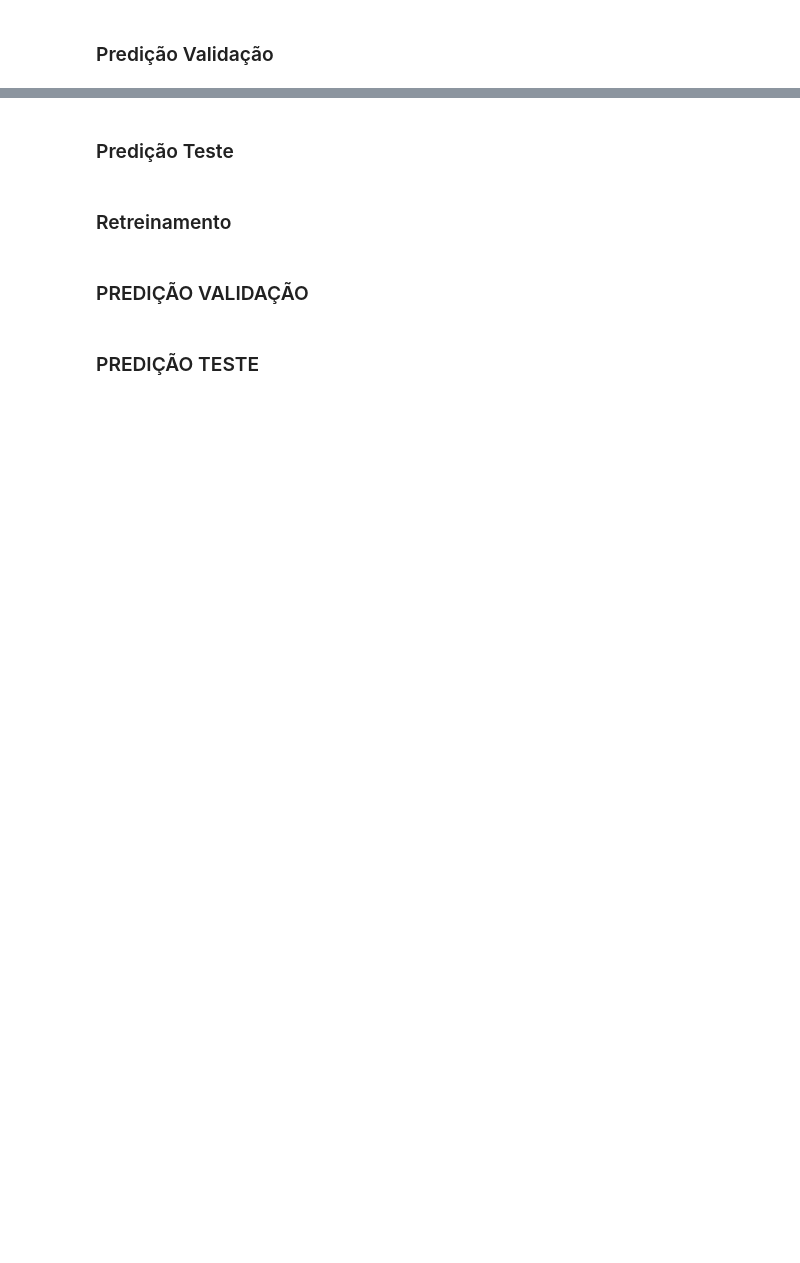
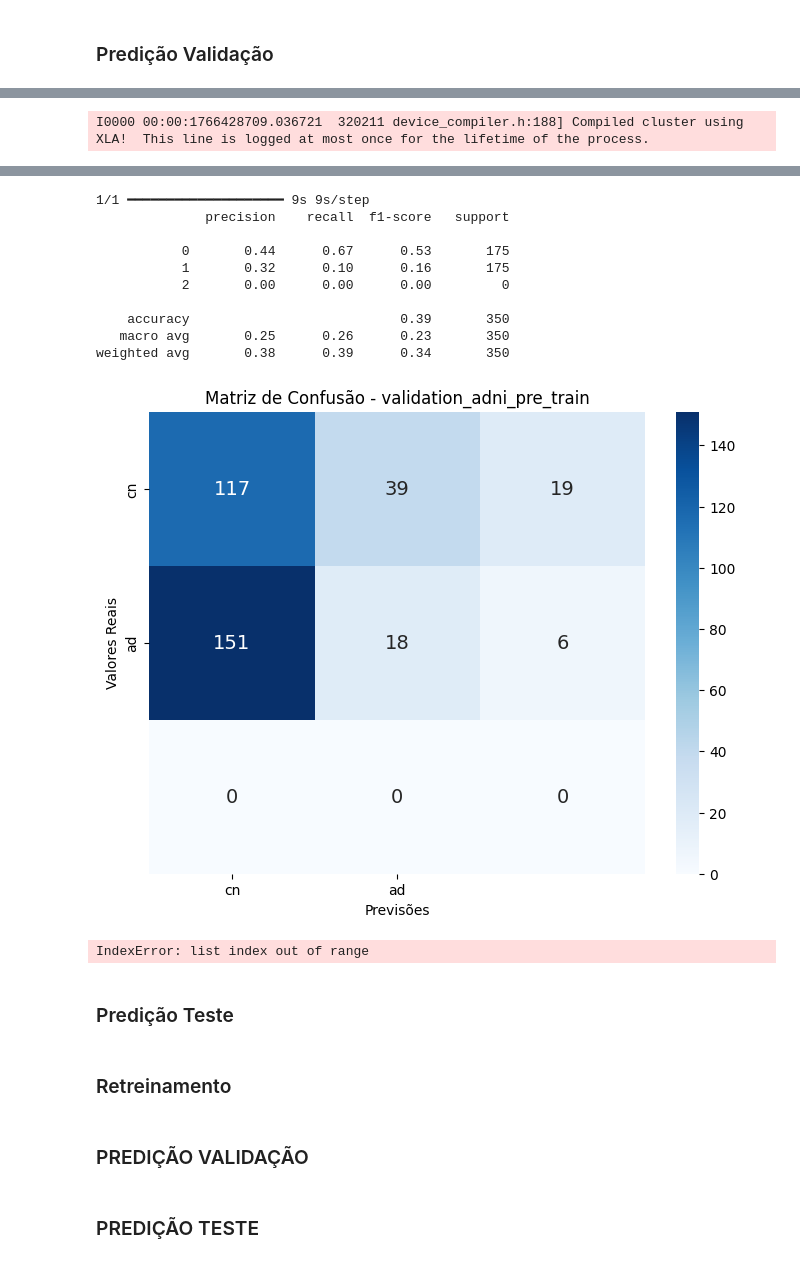
Before and after one commit to brunopmont/Alzheimer-CNN-Detection, a Jupyter notebook: cnn/load_model_and_retrain.ipynb, the cells around one changed output, grey strips where cells are left out. Drawn from its saved outputs; the diff is of its cells as text; code cells hidden in the pictures; blank space fills up the shorter version.

```diff
--- a/cnn/load_model_and_retrain.ipynb
+++ b/cnn/load_model_and_retrain.ipynb
@@ -117,8 +147,8 @@ os.makedirs(results_dir_base, exist_ok=True)
 transformations = ['noise']
 
 # Nome das classes
-adni_class_names = ['cn', 'mci', 'ad']
-oasis_class_names = ['0.0', '0.5', '1.0']
+adni_class_names = ['cn', 'ad']
+oasis_class_names = ['0.0', '1.0']
 
 n_adni_classes = len(adni_class_names)
 n_oasis_classes = len(oasis_class_names)
@@ -139,15 +185,15 @@ base_model = load_model(pretrained_model_path)
 # %%
 train_images_fine_tunning, train_labels_fine_tunning, train_paths_fine_tunning, class_labels_fine_tunning = proc_dados.load_nifti_data_balanced_full_augment(
     fine_tunning_train_dir,
-    adni_class_names,
-    augment=True
+    fine_tunning_class_names,
+    augment_originals=True
 )
 
 print(f"N treino: {len(train_images_fine_tunning)}")
 
 val_images_fine_tunning, val_labels_fine_tunning, val_paths_fine_tunning, _ = proc_dados.load_nifti_data_balanced_full_augment(
     fine_tunning_val_dir,
-    adni_class_names,
+    fine_tunning_class_names,
     augment_originals=False
 )
 
@@ -179,8 +245,9 @@ os.makedirs(f"{results_dir}/pretrained", exist_ok=True)
 met_vil.get_classification_report(val_true_labels_post_train, val_pred_labels_post_train, f"{results_dir}/pretrained", 'validation_adni_pre_train')
 
 # Obter matriz de confusão
-met_vil.plot_confusion_matrix(val_true_labels_post_train, val_pred_labels_post_train, f"{results_dir}/pretrained", 'validation_adni_pre_train', oasis_class_names)
+met_vil.plot_confusion_matrix(val_true_labels_post_train, val_pred_labels_post_train, f"{results_dir}/pretrained", 'validation_adni_pre_train', fine_tunning_class_names)
 
 # Criar pdf com predições
 val_pdf_path_post_train = os.path.join(f"{results_dir}/pretrained", "validation_adni_predictions_pre_train.pdf")
-met_vil.create_pdf(val_paths_fine_tunning, val_images_fine_tunning, val_true_labels_post_train, val_pred_labels_post_train, val_pred_post_train, val_pdf_path_post_train, oasis_class_names)
+met_vil.create_pdf(val_paths_fine_tunning, val_images_fine_tunning, val_true_labels_post_train, val_pred_labels_post_train, val_pred_post_train, val_pdf_path_post_train, fine_tunning_class_names)
+# %% [output]
@@ -186,0 +268 @@ met_vil.create_pdf(val_paths_fine_tunning, val_images_fine_tunning, val_true_lab
+I0000 00:00:1766428709.036721  320211 device_compiler.h:188] Compiled cluster using XLA!  This line is logged at most once for the lifetime of the process.
@@ -187,3 +293,15 @@ met_vil.create_pdf(val_paths_fine_tunning, val_images_fine_tunning, val_true_lab
+1/1 ━━━━━━━━━━━━━━━━━━━━ 9s 9s/step
+              precision    recall  f1-score   support
+
+           0       0.44      0.67      0.53       175
+           1       0.32      0.10      0.16       175
+           2       0.00      0.00      0.00         0
+
+    accuracy                           0.39       350
+   macro avg       0.25      0.26      0.23       350
+weighted avg       0.38      0.39      0.34       350
+[figure, added]
+IndexError: list index out of range
 # %% [markdown]
 ### Predição Teste
 # %%
```
Also changed, not shown: parts of 12 cells of this notebook, 11 other files.
